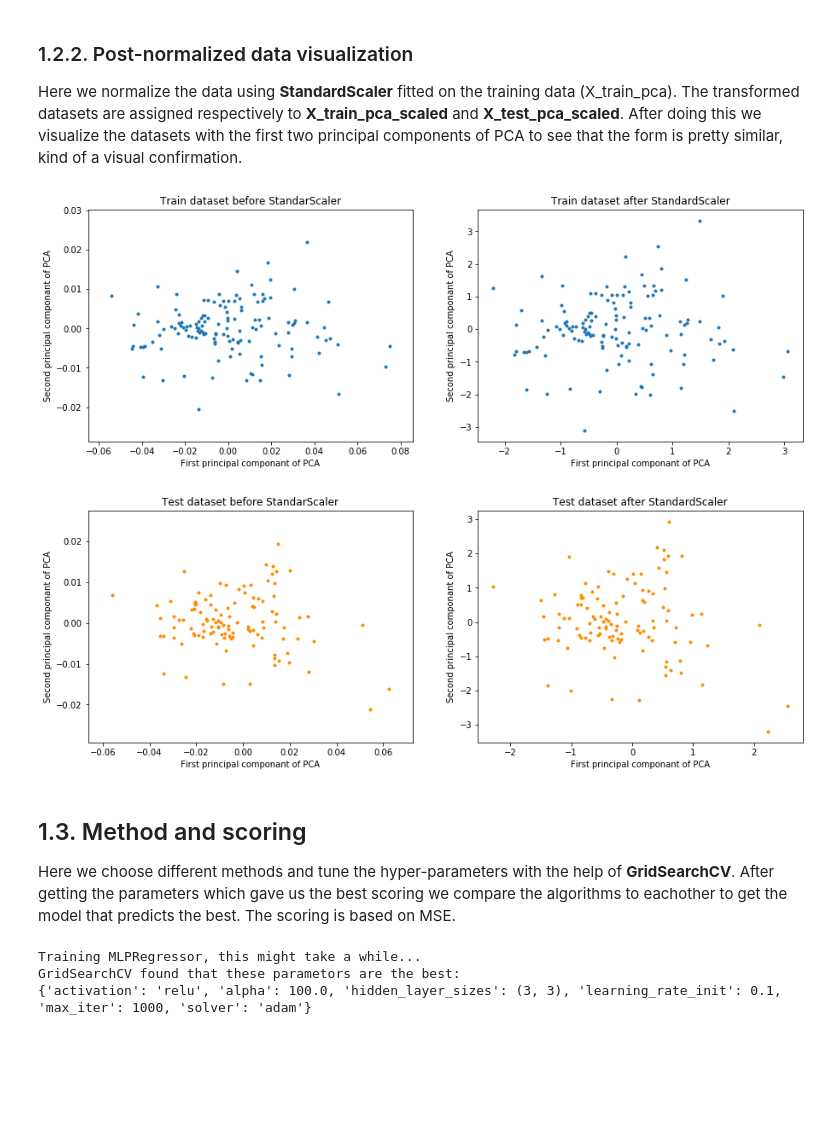
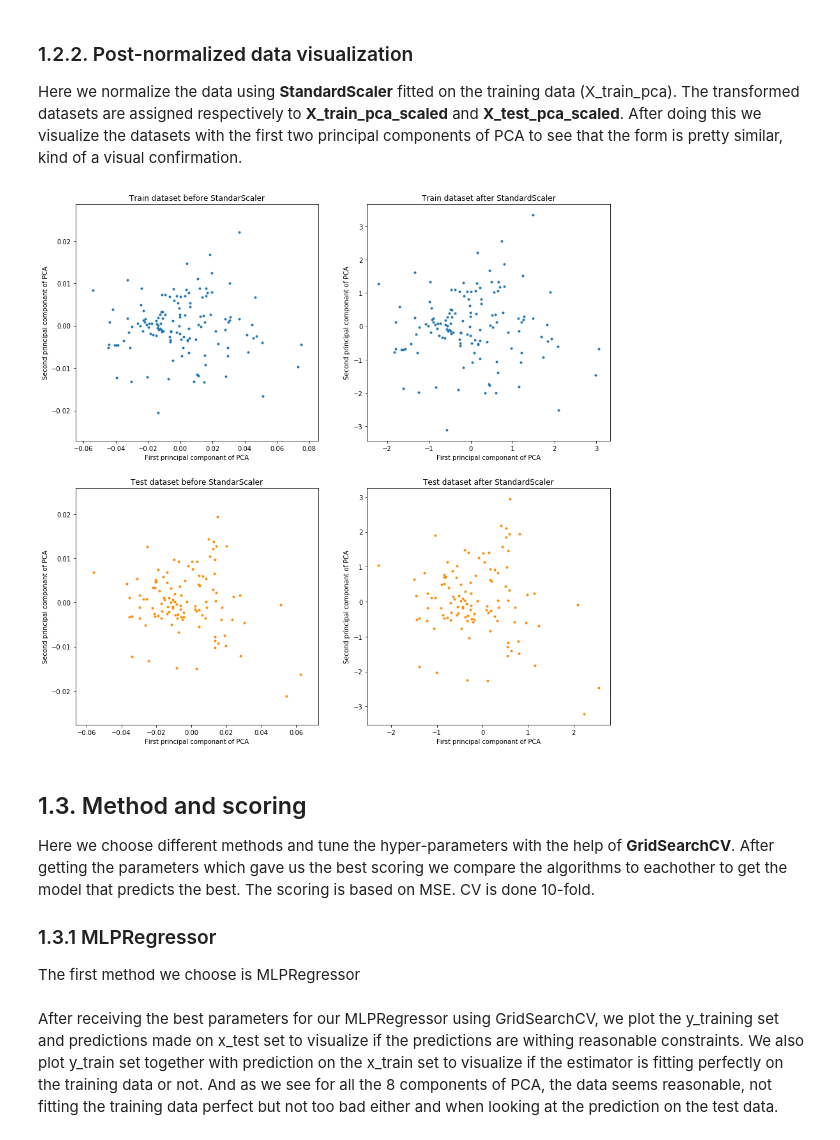
Before and after one commit to z0zz0/Learning-systems-project, a Jupyter notebook: Regression part/CetaneNumber.ipynb, the cells around one changed output. Saved outputs shown, nothing was run; the diff lists cells and outputs as text; code cells hidden in the pictures; blank space fills up the shorter version.

```diff
--- a/Regression part/CetaneNumber.ipynb
+++ b/Regression part/CetaneNumber.ipynb
@@ -111,47 +111,48 @@ Here we normalize the data using <b>StandardScaler</b> fitted on the training da
 # %%
 scaler = StandardScaler()
 # fit on training data
 scaler.fit(X_train_pca)
 # apply transformation to training data
 X_train_pca_scaled = scaler.transform(X_train_pca)
 # apply same transformation to test data
 X_test_pca_scaled = scaler.transform(X_test_pca)
 
 
 
 
 
 ## Plot before StandardScaler, for visualization of first and second components. TRAINING DATASET
-fig2, ax2 = fig, axes = plt.subplots(nrows=1, ncols=2, figsize=(15, 5))
-ax2[0].set_title("Train dataset before StandarScaler")
-ax2[0].scatter(X_train_pca[:,0], X_train_pca[:,1],marker=".")
-ax2[0].set_xlabel("First principal componant of PCA")
-ax2[0].set_ylabel("Second principal componant of PCA")
+fig2, ax2 = fig, axes = plt.subplots(nrows=2, ncols=2, figsize=(15, 15))
+ax2[0,0].set_title("Train dataset before StandarScaler")
+ax2[0,0].scatter(X_train_pca[:,0], X_train_pca[:,1],marker=".")
+ax2[0,0].set_xlabel("First principal componant of PCA")
+ax2[0,0].set_ylabel("Second principal componant of PCA")
 ## Plot after StandardScaler, for visualization of first and second components.  TRAINING DATASET
-ax2[1].set_title("Train dataset after StandardScaler")
-ax2[1].scatter(X_train_pca_scaled[:,0], X_train_pca_scaled[:,1],marker=".")
-ax2[1].set_xlabel("First principal componant of PCA")
-ax2[1].set_ylabel("Second principal componant of PCA")
+ax2[0,1].set_title("Train dataset after StandardScaler")
+ax2[0,1].scatter(X_train_pca_scaled[:,0], X_train_pca_scaled[:,1],marker=".")
+ax2[0,1].set_xlabel("First principal componant of PCA")
+ax2[0,1].set_ylabel("Second principal componant of PCA")
 
 
 
 ## Plot before StandardScaler, for visualization of first and second components. TEST DATASET
-fig3, ax3 = fig, axes = plt.subplots(nrows=1, ncols=2, figsize=(15, 5))
-ax3[0].set_title("Test dataset before StandarScaler")
-ax3[0].scatter(X_test_pca[:,0], X_test_pca[:,1],marker=".", color="darkorange")
-ax3[0].set_xlabel("First principal componant of PCA")
-ax3[0].set_ylabel("Second principal componant of PCA")
+ax2[1,0].set_title("Test dataset before StandarScaler")
+ax2[1,0].scatter(X_test_pca[:,0], X_test_pca[:,1],marker=".", color="darkorange")
+ax2[1,0].set_xlabel("First principal componant of PCA")
+ax2[1,0].set_ylabel("Second principal componant of PCA")
 ## Plot after StandardScaler, for visualization of first and second components.  TEST DATASET
-ax3[1].set_title("Test dataset after StandardScaler")
-ax3[1].scatter(X_test_pca_scaled[:,0], X_test_pca_scaled[:,1],marker=".", color="darkorange")
-ax3[1].set_xlabel("First principal componant of PCA")
-_ = ax3[1].set_ylabel("Second principal componant of PCA")
+ax2[1,1].set_title("Test dataset after StandardScaler")
+ax2[1,1].scatter(X_test_pca_scaled[:,0], X_test_pca_scaled[:,1],marker=".", color="darkorange")
+ax2[1,1].set_xlabel("First principal componant of PCA")
+_ = ax2[1,1].set_ylabel("Second principal componant of PCA")
 # %% [output]
-[figure, old version]
+[figure, new version]
-[figure, removed]
 # %% [markdown]
 ## 1.3. Method and scoring
-Here we choose different methods and tune the hyper-parameters with the help of <b>GridSearchCV</b>. After getting the parameters which gave us the best scoring we compare the algorithms to eachother to get the model that predicts the best. The scoring is based on MSE.
+Here we choose different methods and tune the hyper-parameters with the help of <b>GridSearchCV</b>. After getting the parameters which gave us the best scoring we compare the algorithms to eachother to get the model that predicts the best. The scoring is based on MSE. CV is done 10-fold.
+
+### 1.3.1 MLPRegressor
+The first method we choose is MLPRegressor
 # %%
 # Dictionary with parameters for MLPRegressor using GridSearchCV
 tuned_parameters = [{'hidden_layer_sizes':[(4,2), (9,4), (4,5), (3,3), (5,3), (3,5,3), (8,4,2)],
@@ -168,16 +169,11 @@ gscv.fit(X_train_pca_scaled, y_train)
 print("GridSearchCV found that these parametors are the best:\n{}\n".format(gscv.best_params_))
 est = gscv.best_estimator_
 
-
-#print()
-#means = est.cv_results_['mean_test_score']
-#stds = est.cv_results_['std_test_score']
-#for mean, std, params in zip(means, stds, est.cv_results_['params']):
-#    print("%0.3f (+/-%0.03f) for %r"
-#          % (mean, std * 2, params))
-#print()
+mean = gscv.cv_results_['mean_test_score'][gscv.best_index_]
+std = gscv.cv_results_['std_test_score'][gscv.best_index_]
+params = gscv.cv_results_['params'][gscv.best_index_]
+print("%r\nMean: %0.3f. Std: %0.03f" % (params, mean, std))
+print()
-# %% [output]
-Training MLPRegressor, this might take a while...
-GridSearchCV found that these parametors are the best:
-{'activation': 'relu', 'alpha': 100.0, 'hidden_layer_sizes': (3, 3), 'learning_rate_init': 0.1, 'max_iter': 1000, 'solver': 'adam'}
+# %% [markdown]
+After receiving the best parameters for our MLPRegressor using GridSearchCV, we plot the y_training set and predictions made on x_test set to visualize if the predictions are withing reasonable constraints. We also plot y_train set together with prediction on the x_train set to visualize if the estimator is fitting perfectly on the training data or not. And as we see for all the 8 components of PCA, the data seems reasonable, not fitting the training data perfect but not too bad either and when looking at the prediction on the test data.
 # %%
```
Also changed, not shown: parts of 3 cells of this notebook.
